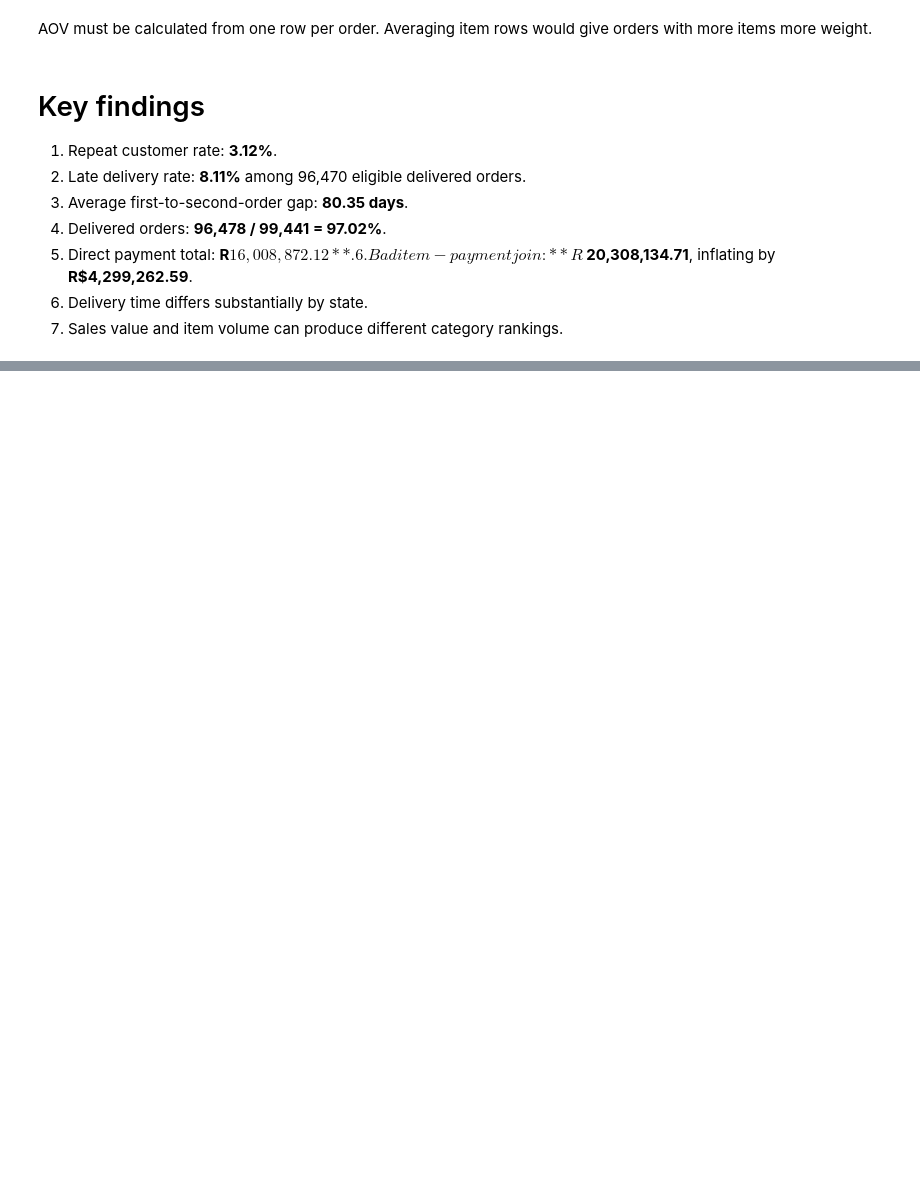
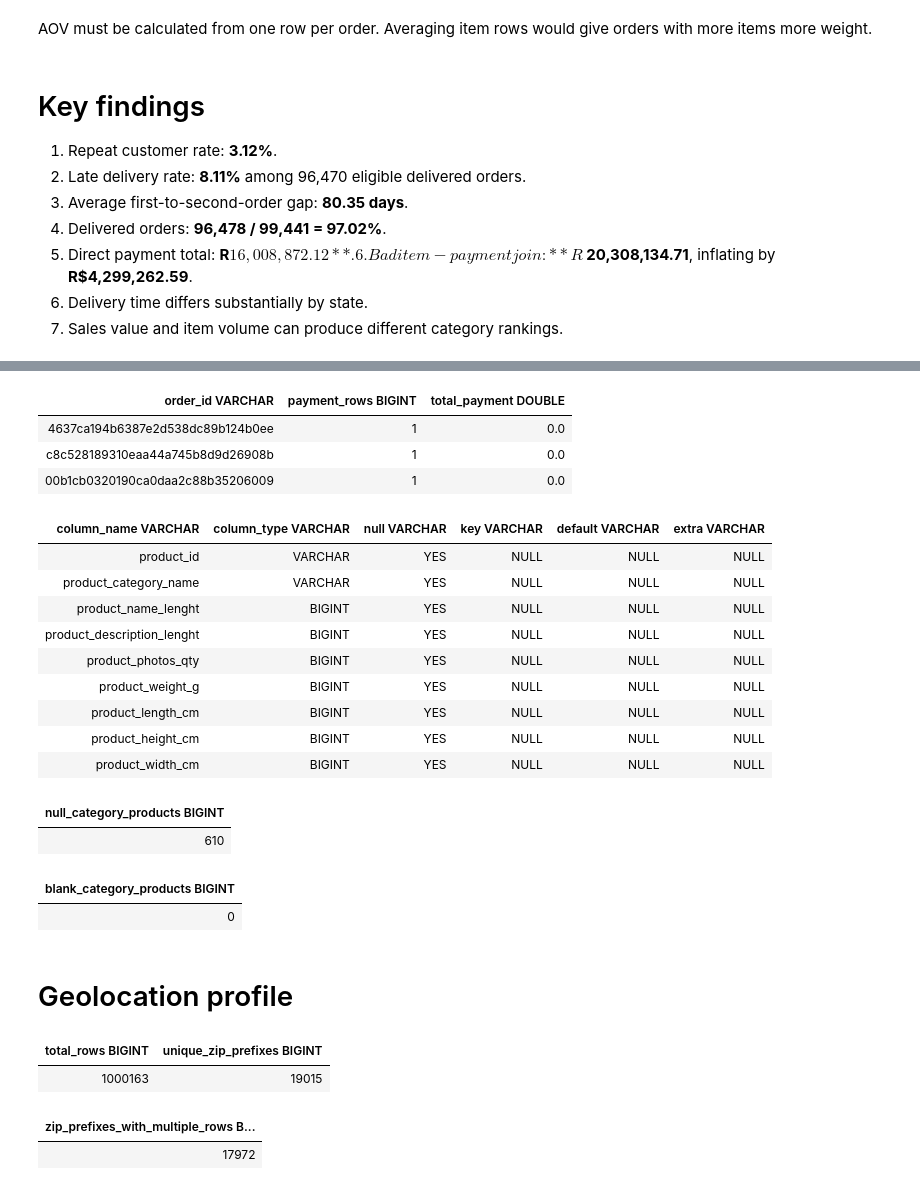
Before and after one commit to subhashith2-bit/olist-ai-analyst, a Jupyter notebook: notebook/sql.ipynb, the cells around one changed output, grey strips where cells are left out. Drawn from its saved outputs; the diff is of its cells as text; code cells hidden in the pictures; blank space fills up the shorter version.

```diff
--- a/notebook/sql.ipynb
+++ b/notebook/sql.ipynb
@@ -375,0 +716,79 @@ AOV must be calculated from one row per order. Averaging item rows would give or
+# %%
+con.sql("""
+SELECT
+    order_id,
+    COUNT(*) AS payment_rows,
+    SUM(payment_value) AS total_payment
+FROM raw_order_payments
+WHERE order_id IN (
+    SELECT order_id
+    FROM raw_order_payments
+    WHERE payment_type = 'not_defined'
+)
+GROUP BY order_id;
+""")
+# %% [output]
+| order_id VARCHAR | payment_rows BIGINT | total_payment DOUBLE |
+| 4637ca194b6387e2d538dc89b124b0ee | 1 | 0.0 |
+| c8c528189310eaa44a745b8d9d26908b | 1 | 0.0 |
+| 00b1cb0320190ca0daa2c88b35206009 | 1 | 0.0 |
+# %%
+con.sql("""
+DESCRIBE raw_products;
+""")
+# %% [output]
+| column_name VARCHAR | column_type VARCHAR | null VARCHAR | key VARCHAR | default VARCHAR | extra VARCHAR |
+| product_id | VARCHAR | YES | NULL | NULL | NULL |
+| product_category_name | VARCHAR | YES | NULL | NULL | NULL |
+| product_name_lenght | BIGINT | YES | NULL | NULL | NULL |
+| product_description_lenght | BIGINT | YES | NULL | NULL | NULL |
+| product_photos_qty | BIGINT | YES | NULL | NULL | NULL |
+| product_weight_g | BIGINT | YES | NULL | NULL | NULL |
+| product_length_cm | BIGINT | YES | NULL | NULL | NULL |
+| product_height_cm | BIGINT | YES | NULL | NULL | NULL |
+| product_width_cm | BIGINT | YES | NULL | NULL | NULL |
+# %%
+con.sql("""
+SELECT
+    COUNT(*) AS null_category_products
+FROM raw_products
+WHERE product_category_name IS NULL;
+""")
+# %% [output]
+| null_category_products BIGINT |
+| 610 |
+# %%
+con.sql("""
+SELECT COUNT(*) AS blank_category_products
+FROM raw_products
+WHERE product_category_name = '';
+""")
+# %% [output]
+| blank_category_products BIGINT |
+| 0 |
+# %% [markdown]
+# Geolocation profile
+# %%
+con.sql("""
+SELECT
+    COUNT(*) AS total_rows,
+    COUNT(DISTINCT geolocation_zip_code_prefix) AS unique_zip_prefixes
+FROM raw_geolocation;
+""")
+# %% [output]
+| total_rows BIGINT | unique_zip_prefixes BIGINT |
+| 1000163 | 19015 |
+# %%
+con.sql("""
+SELECT
+    COUNT(*) AS zip_prefixes_with_multiple_rows
+FROM (
+    SELECT geolocation_zip_code_prefix
+    FROM raw_geolocation
+    GROUP BY geolocation_zip_code_prefix
+    HAVING COUNT(*) > 1
+);
+""")
+# %% [output]
+| zip_prefixes_with_multiple_rows B... |
+| 17972 |
```
Also changed, not shown: parts of 42 cells of this notebook, 3 other files.
